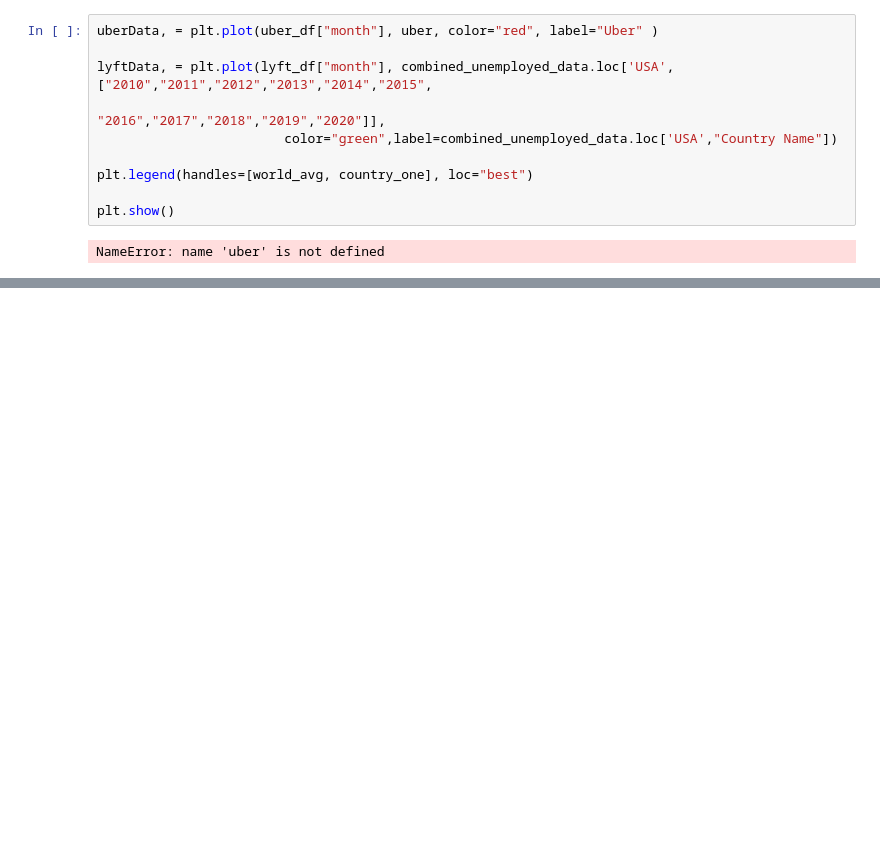
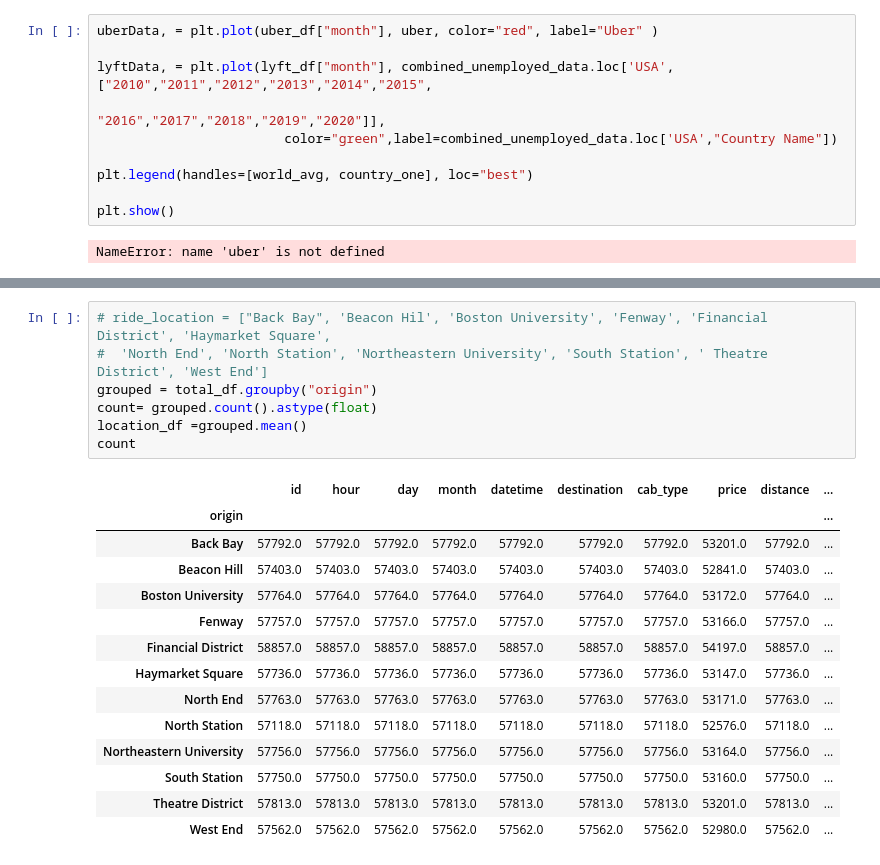
Before and after one commit to Mclark63/Rideshare_Analysis, a Jupyter notebook: cleaningData.ipynb, the cells around one changed output, grey strips where cells are left out. Cells and saved outputs as stored; diff of their text form; blank space fills up the shorter version.

```diff
--- a/cleaningData.ipynb
+++ b/cleaningData.ipynb
@@ -457,0 +419,22 @@ nonColleges.groupby("time_of_day").mean()
+# %%
+# ride_location = ["Back Bay", 'Beacon Hil', 'Boston University', 'Fenway', 'Financial District', 'Haymarket Square',
+#  'North End', 'North Station', 'Northeastern University', 'South Station', ' Theatre District', 'West End']
+grouped = total_df.groupby("origin")
+count= grouped.count().astype(float)
+location_df =grouped.mean()
+count
+# %% [output]
+|  | id | hour | day | month | datetime | destination | cab_type | price | distance | ... |
+| origin |  |  |  |  |  |  |  |  |  | ... |
+| Back Bay | 57792.0 | 57792.0 | 57792.0 | 57792.0 | 57792.0 | 57792.0 | 57792.0 | 53201.0 | 57792.0 | ... |
+| Beacon Hill | 57403.0 | 57403.0 | 57403.0 | 57403.0 | 57403.0 | 57403.0 | 57403.0 | 52841.0 | 57403.0 | ... |
+| Boston University | 57764.0 | 57764.0 | 57764.0 | 57764.0 | 57764.0 | 57764.0 | 57764.0 | 53172.0 | 57764.0 | ... |
+| Fenway | 57757.0 | 57757.0 | 57757.0 | 57757.0 | 57757.0 | 57757.0 | 57757.0 | 53166.0 | 57757.0 | ... |
+| Financial District | 58857.0 | 58857.0 | 58857.0 | 58857.0 | 58857.0 | 58857.0 | 58857.0 | 54197.0 | 58857.0 | ... |
+| Haymarket Square | 57736.0 | 57736.0 | 57736.0 | 57736.0 | 57736.0 | 57736.0 | 57736.0 | 53147.0 | 57736.0 | ... |
+| North End | 57763.0 | 57763.0 | 57763.0 | 57763.0 | 57763.0 | 57763.0 | 57763.0 | 53171.0 | 57763.0 | ... |
+| North Station | 57118.0 | 57118.0 | 57118.0 | 57118.0 | 57118.0 | 57118.0 | 57118.0 | 52576.0 | 57118.0 | ... |
+| Northeastern University | 57756.0 | 57756.0 | 57756.0 | 57756.0 | 57756.0 | 57756.0 | 57756.0 | 53164.0 | 57756.0 | ... |
+| South Station | 57750.0 | 57750.0 | 57750.0 | 57750.0 | 57750.0 | 57750.0 | 57750.0 | 53160.0 | 57750.0 | ... |
+| Theatre District | 57813.0 | 57813.0 | 57813.0 | 57813.0 | 57813.0 | 57813.0 | 57813.0 | 53201.0 | 57813.0 | ... |
+| West End | 57562.0 | 57562.0 | 57562.0 | 57562.0 | 57562.0 | 57562.0 | 57562.0 | 52980.0 | 57562.0 | ... |
```
Also changed, not shown: parts of 17 cells of this notebook.
